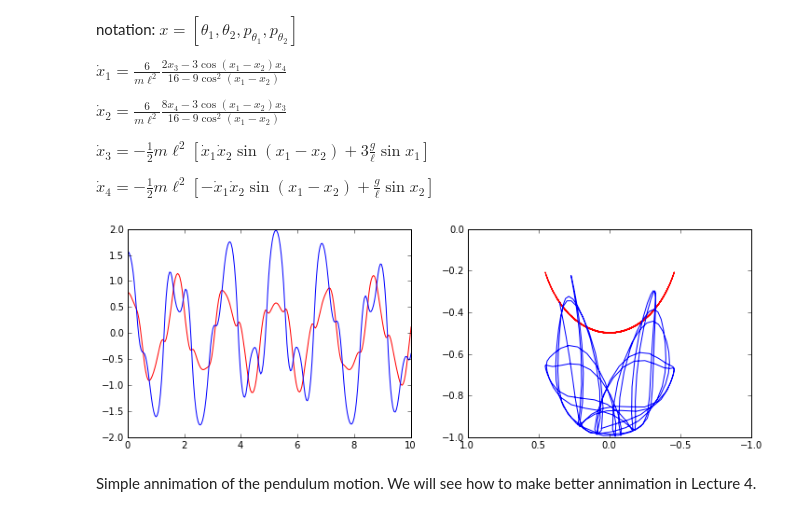
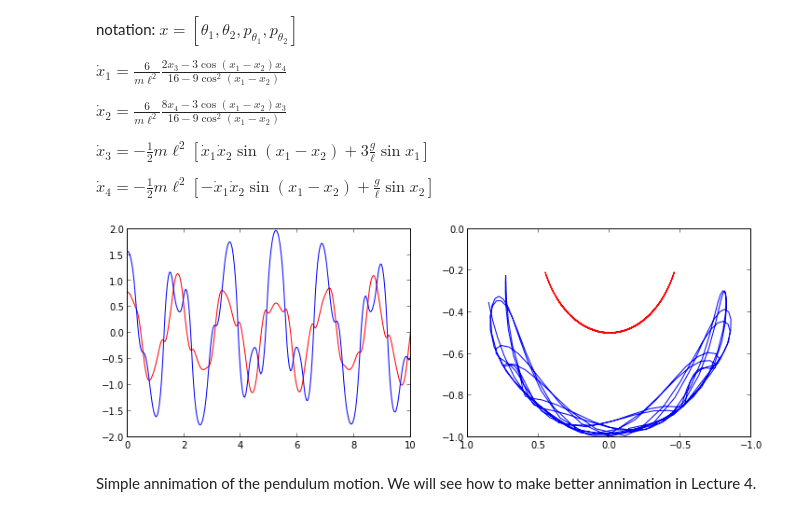
Before and after one commit to jrjohansson/scientific-python-lectures, a Jupyter notebook: Lecture-3-Scipy.ipynb, the cells around one changed output. Drawn from its saved outputs; the diff is of its cells as text; code cells hidden in the pictures.

```diff
--- a/Lecture-3-Scipy.ipynb
+++ b/Lecture-3-Scipy.ipynb
@@ -247,23 +249,23 @@ x = odeint(dx, x0, t)
 # %%
 # plot the angles as a function of time
 
 fig, axes = subplots(1,2, figsize=(12,4))
 axes[0].plot(t, x[:, 0], 'r', label="theta1")
 axes[0].plot(t, x[:, 1], 'b', label="theta2")
 
 
 x1 = + L * sin(x[:, 0])
 y1 = - L * cos(x[:, 0])
 
 x2 = x1 + L * sin(x[:, 1])
 y2 = y1 - L * cos(x[:, 1])
 
 axes[1].plot(x1, y1, 'r', label="pendulum1")
-axes[1].plot(x1, y2, 'b', label="pendulum2")
+axes[1].plot(x2, y2, 'b', label="pendulum2")
 axes[1].set_ylim([-1, 0])
 axes[1].set_xlim([1, -1]);
 # %% [output]
-[figure, old version]
+[figure, new version]
 # %% [markdown]
 Simple annimation of the pendulum motion. We will see how to make better annimation in Lecture 4.
 # %%
```
Also changed, not shown: parts of 32 cells of this notebook.
